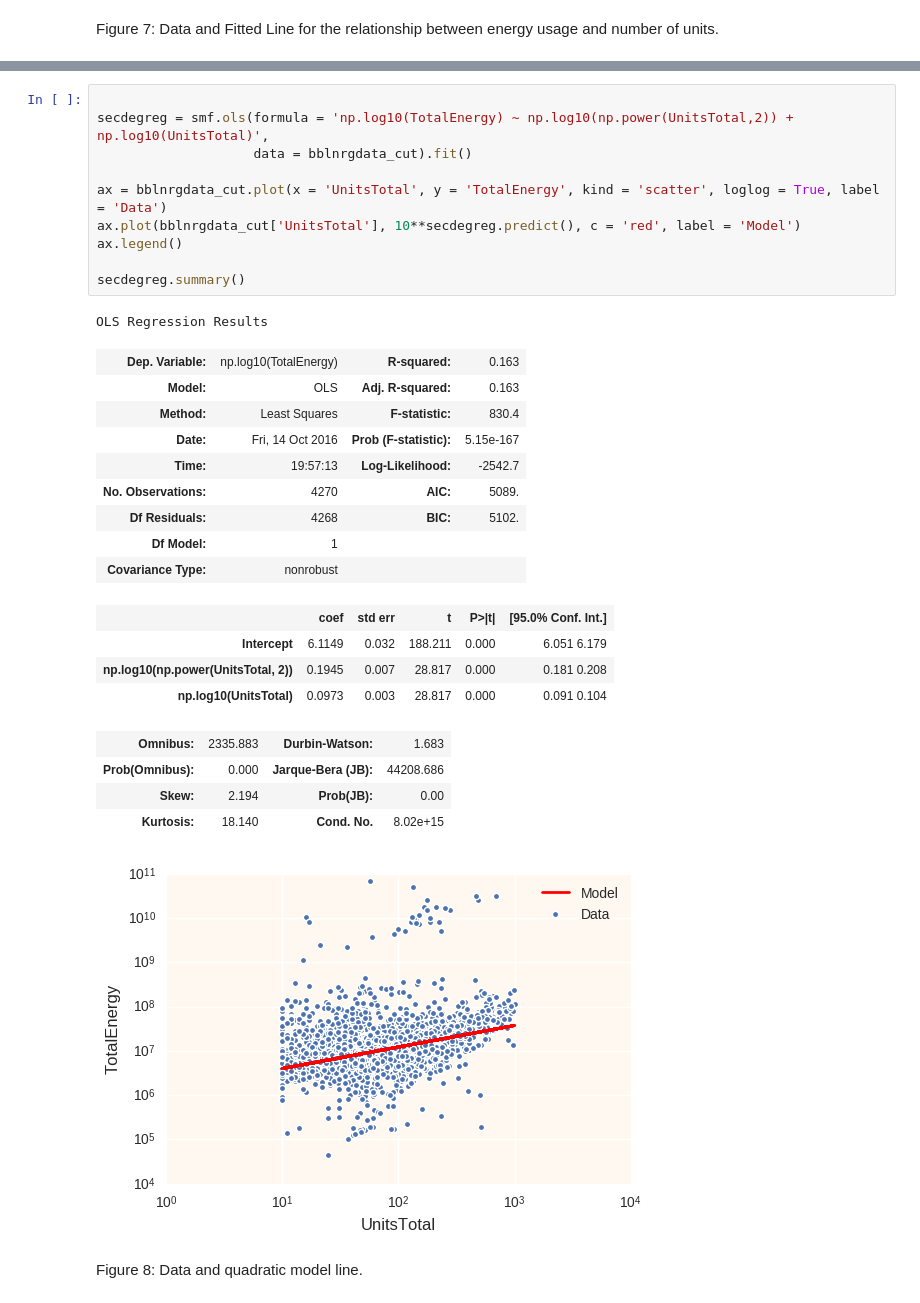
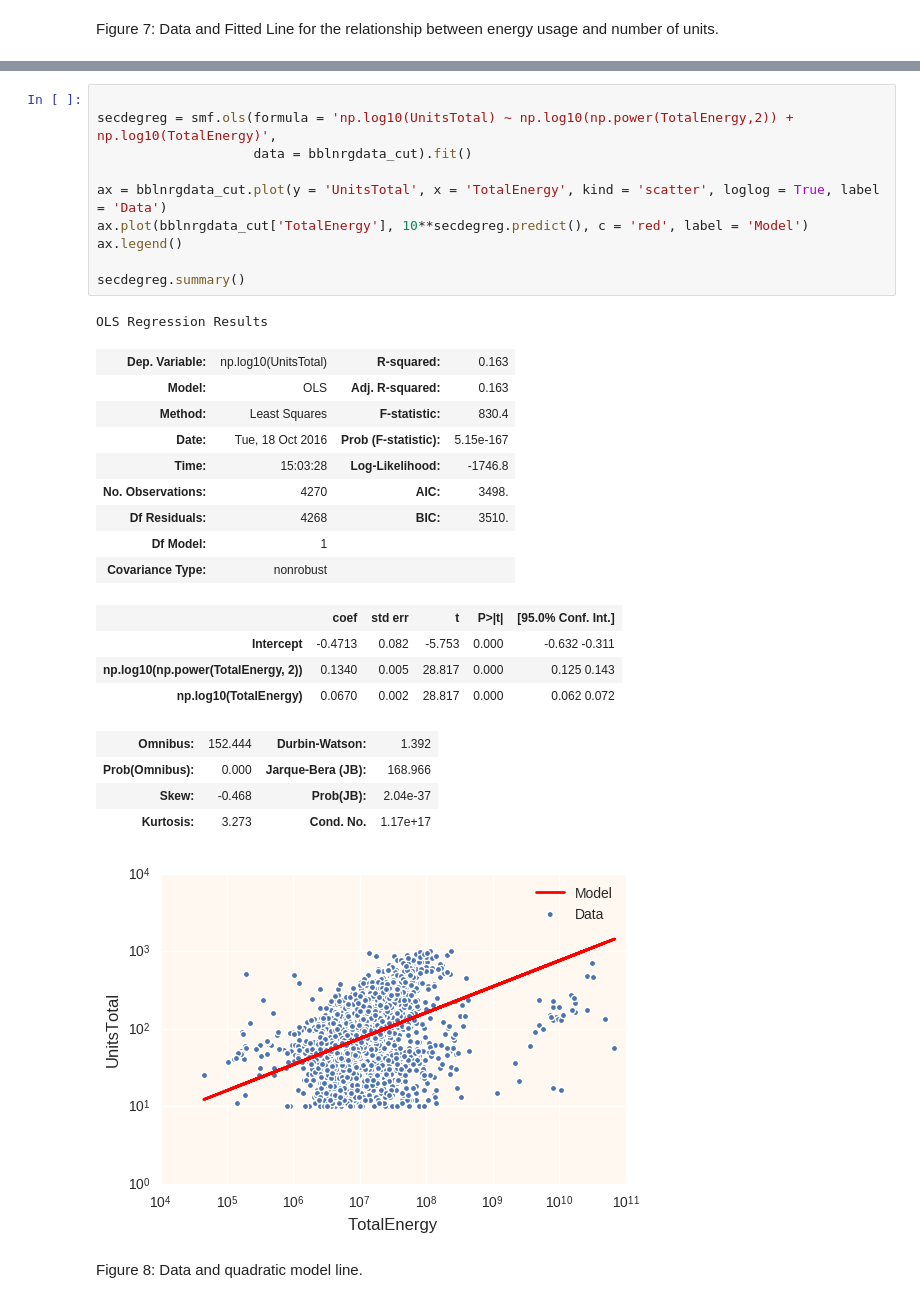
Before and after one commit to bsmiller25/PUI2016_bm2393, a Jupyter notebook: HW6_bm2393/Assignment1.ipynb, the cells around one changed output, grey strips where cells are left out. Cells and saved outputs as stored; diff of their text form.

```diff
--- a/HW6_bm2393/Assignment1.ipynb
+++ b/HW6_bm2393/Assignment1.ipynb
@@ -445,33 +445,33 @@ OLS Regression Results
 # %%
 
-secdegreg = smf.ols(formula = 'np.log10(TotalEnergy) ~ np.log10(np.power(UnitsTotal,2)) + np.log10(UnitsTotal)',
+secdegreg = smf.ols(formula = 'np.log10(UnitsTotal) ~ np.log10(np.power(TotalEnergy,2)) + np.log10(TotalEnergy)',
                     data = bblnrgdata_cut).fit()
 
-ax = bblnrgdata_cut.plot(x = 'UnitsTotal', y = 'TotalEnergy', kind = 'scatter', loglog = True, label = 'Data')
-ax.plot(bblnrgdata_cut['UnitsTotal'], 10**secdegreg.predict(), c = 'red', label = 'Model')
+ax = bblnrgdata_cut.plot(y = 'UnitsTotal', x = 'TotalEnergy', kind = 'scatter', loglog = True, label = 'Data')
+ax.plot(bblnrgdata_cut['TotalEnergy'], 10**secdegreg.predict(), c = 'red', label = 'Model')
 ax.legend()
 
 secdegreg.summary()
 # %% [output]
 OLS Regression Results
-| Dep. Variable: | np.log10(TotalEnergy) | R-squared: | 0.163 |
+| Dep. Variable: | np.log10(UnitsTotal) | R-squared: | 0.163 |
 | Model: | OLS | Adj. R-squared: | 0.163 |
 | Method: | Least Squares | F-statistic: | 830.4 |
-| Date: | Fri, 14 Oct 2016 | Prob (F-statistic): | 5.15e-167 |
-| Time: | 19:57:13 | Log-Likelihood: | -2542.7 |
-| No. Observations: | 4270 | AIC: | 5089. |
-| Df Residuals: | 4268 | BIC: | 5102. |
+| Date: | Tue, 18 Oct 2016 | Prob (F-statistic): | 5.15e-167 |
+| Time: | 15:03:28 | Log-Likelihood: | -1746.8 |
+| No. Observations: | 4270 | AIC: | 3498. |
+| Df Residuals: | 4268 | BIC: | 3510. |
 | Df Model: | 1 |  |  |
 | Covariance Type: | nonrobust |  |  |
 |  | coef | std err | t | P>|t| | [95.0% Conf. Int.] |
-| Intercept | 6.1149 | 0.032 | 188.211 | 0.000 | 6.051 6.179 |
-| np.log10(np.power(UnitsTotal, 2)) | 0.1945 | 0.007 | 28.817 | 0.000 | 0.181 0.208 |
-| np.log10(UnitsTotal) | 0.0973 | 0.003 | 28.817 | 0.000 | 0.091 0.104 |
+| Intercept | -0.4713 | 0.082 | -5.753 | 0.000 | -0.632 -0.311 |
+| np.log10(np.power(TotalEnergy, 2)) | 0.1340 | 0.005 | 28.817 | 0.000 | 0.125 0.143 |
+| np.log10(TotalEnergy) | 0.0670 | 0.002 | 28.817 | 0.000 | 0.062 0.072 |
-| Omnibus: | 2335.883 | Durbin-Watson: | 1.683 |
-| Prob(Omnibus): | 0.000 | Jarque-Bera (JB): | 44208.686 |
-| Skew: | 2.194 | Prob(JB): | 0.00 |
-| Kurtosis: | 18.140 | Cond. No. | 8.02e+15 |
+| Omnibus: | 152.444 | Durbin-Watson: | 1.392 |
+| Prob(Omnibus): | 0.000 | Jarque-Bera (JB): | 168.966 |
+| Skew: | -0.468 | Prob(JB): | 2.04e-37 |
+| Kurtosis: | 3.273 | Cond. No. | 1.17e+17 |
-[figure, old version]
+[figure, new version]
 # %% [markdown]
 Figure 8: Data and quadratic model line.
 # %%
```
Also changed, not shown: parts of 9 cells of this notebook.
